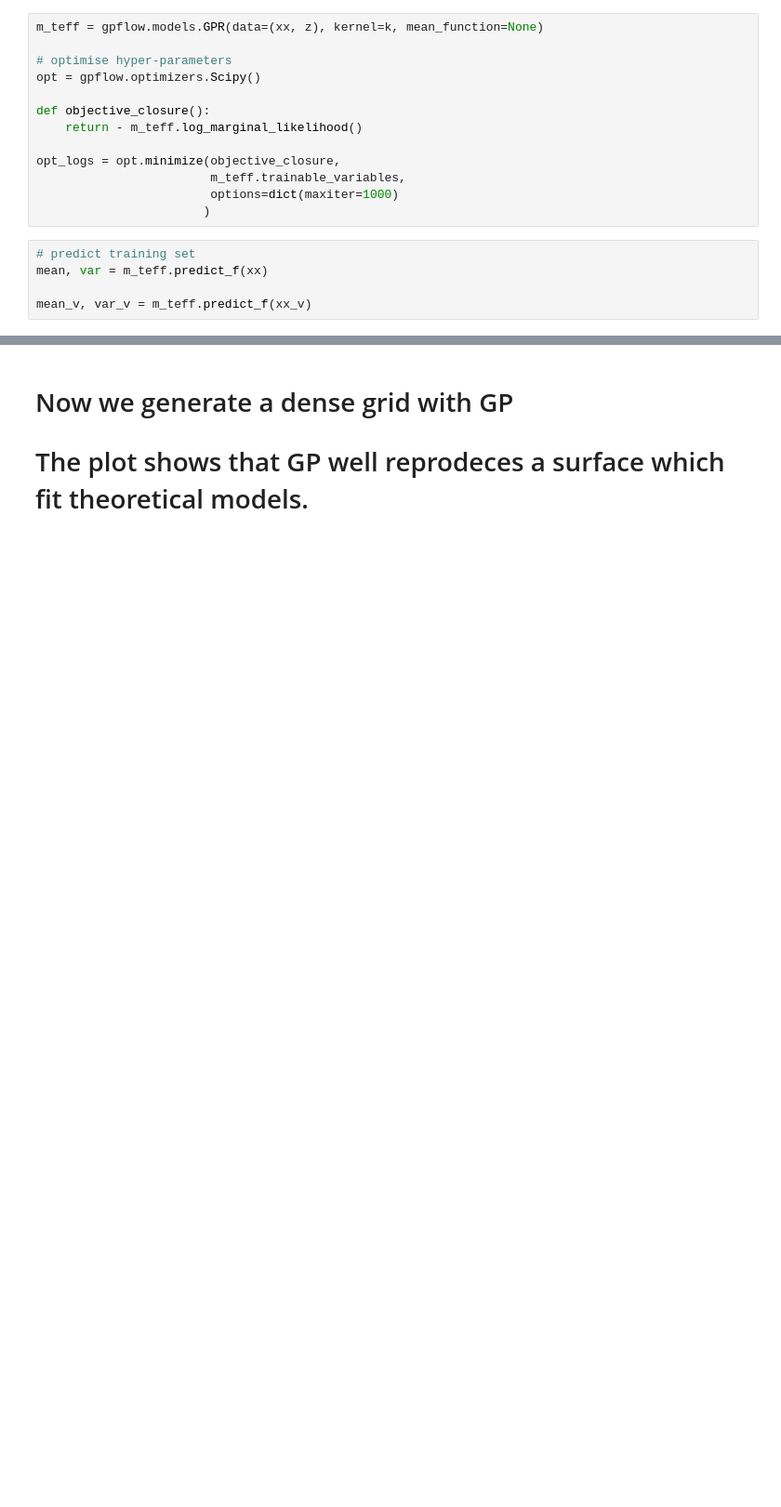
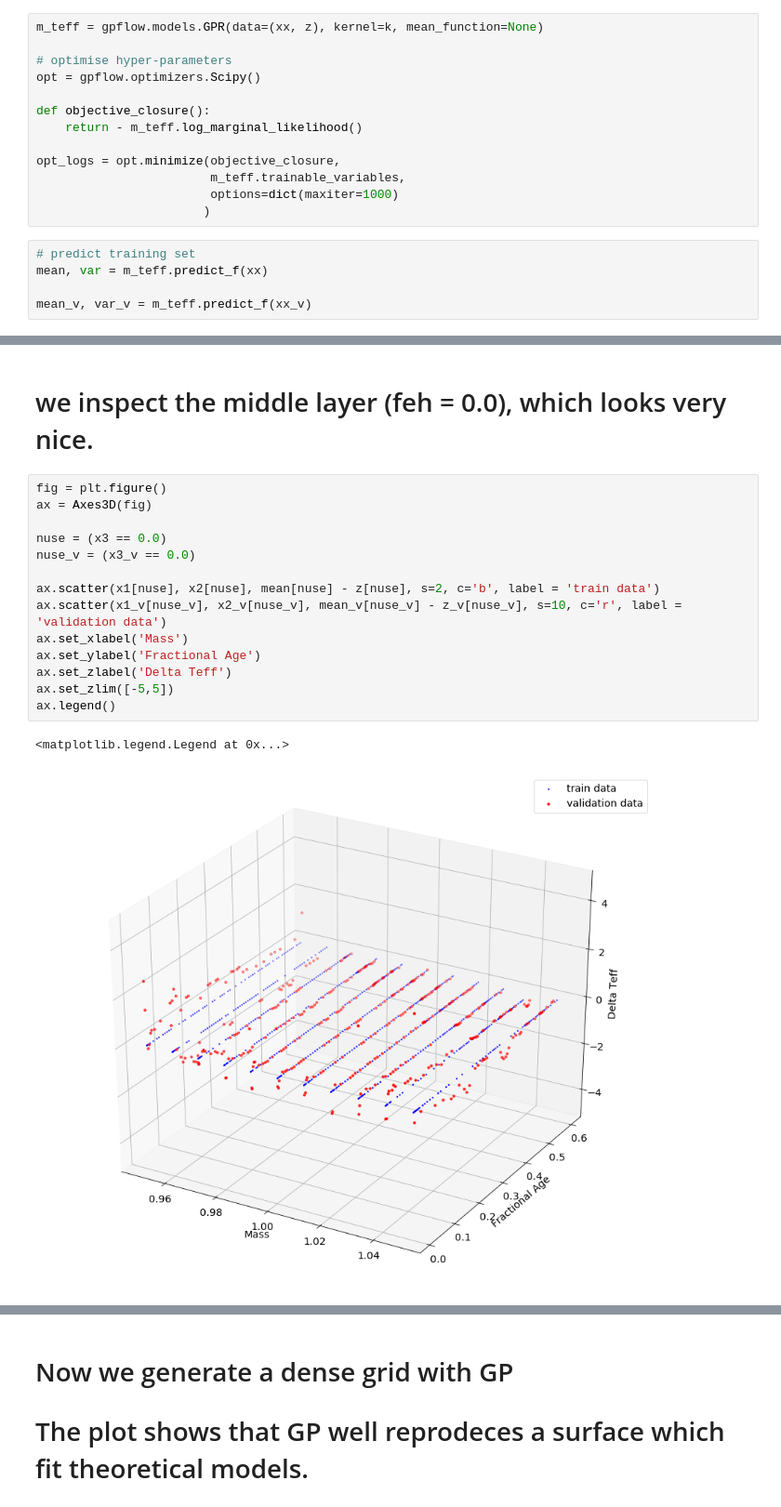
Before and after one commit to litanda/GPflow, a Jupyter notebook: GP_Grid_3D_Tanda.ipynb, the cells around one changed output, grey strips where cells are left out. Shown at 93% size. Cells and saved outputs as stored; diff of their text form; blank space fills up the shorter version.

```diff
--- a/GP_Grid_3D_Tanda.ipynb
+++ b/GP_Grid_3D_Tanda.ipynb
@@ -338,0 +337,19 @@ ax.legend()
+# %% [markdown]
+# we inspect the middle layer (feh = 0.0), which looks very nice.
+# %%
+fig = plt.figure()
+ax = Axes3D(fig)
+
+nuse = (x3 == 0.0)
+nuse_v = (x3_v == 0.0)
+
+ax.scatter(x1[nuse], x2[nuse], mean[nuse] - z[nuse], s=2, c='b', label = 'train data')
+ax.scatter(x1_v[nuse_v], x2_v[nuse_v], mean_v[nuse_v] - z_v[nuse_v], s=10, c='r', label = 'validation data')
+ax.set_xlabel('Mass')
+ax.set_ylabel('Fractional Age')
+ax.set_zlabel('Delta Teff')
+ax.set_zlim([-5,5])
+ax.legend()
+# %% [output]
+<matplotlib.legend.Legend at 0x...>
+[figure, added]
```
Also changed, not shown: parts of 18 cells of this notebook.
